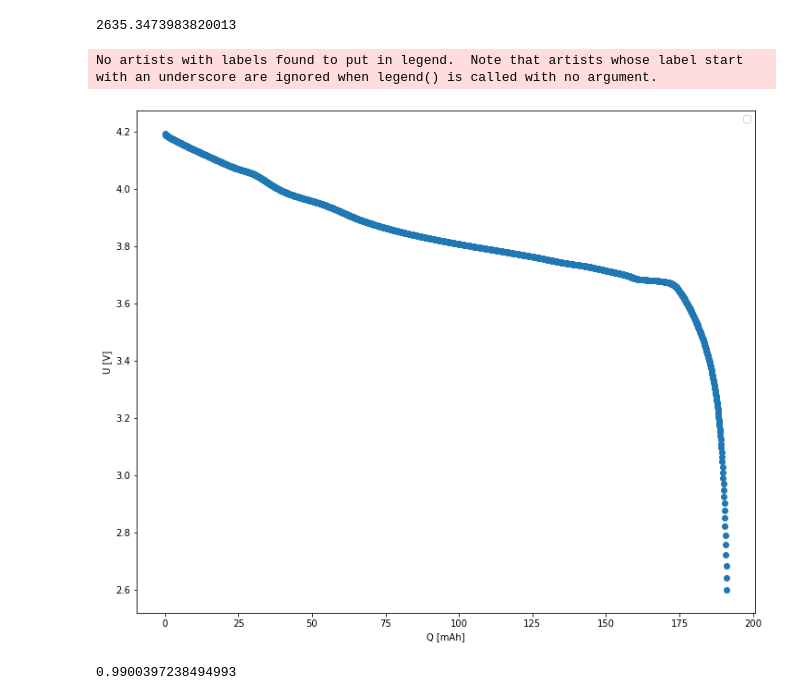
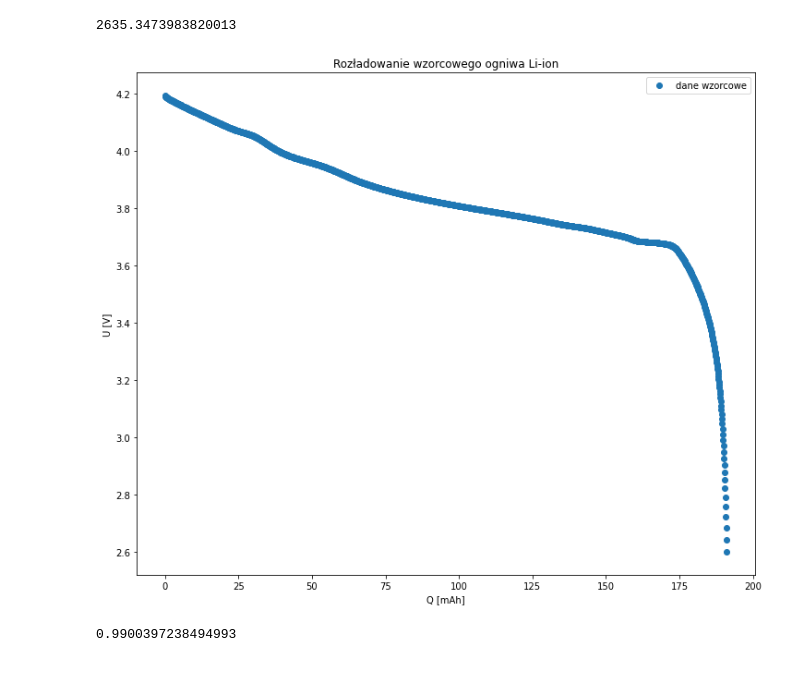
Before and after one commit to finem4n/physics-lab-ii, a Jupyter notebook: lab10/teo.ipynb, the cells around one changed output. Cells and saved outputs as stored; diff of their text form; code cells hidden in the pictures; blank space fills up the shorter version.

```diff
--- a/lab10/teo.ipynb
+++ b/lab10/teo.ipynb
@@ -89,16 +89,16 @@ energy_discharge
 2635.3473983820013
 # %%
 fig, ax = plt.subplots(figsize=(12, 10))
-ax.plot(df_discharge["Q"], df_discharge["U"], 'o', label="")
+ax.plot(df_discharge["Q"], df_discharge["U"], 'o', label="dane wzorcowe")
 ax.set_xlabel("Q [mAh]")
 ax.set_ylabel("U [V]")
-ax.legend()
+ax.set_title("Rozładowanie wzorcowego ogniwa Li-ion")
+ax.legend(loc=1)
 
 plt.savefig("out/dch0.jpg")
 plt.show()
 # %% [output]
-No artists with labels found to put in legend.  Note that artists whose label start with an underscore are ignored when legend() is called with no argument.
-[figure, old version]
+[figure, new version]
 # %%
 # efficiency
 eta = energy_discharge/energy_charge
```
Also changed, not shown: parts of 1 cell of this notebook, 4 other files.
